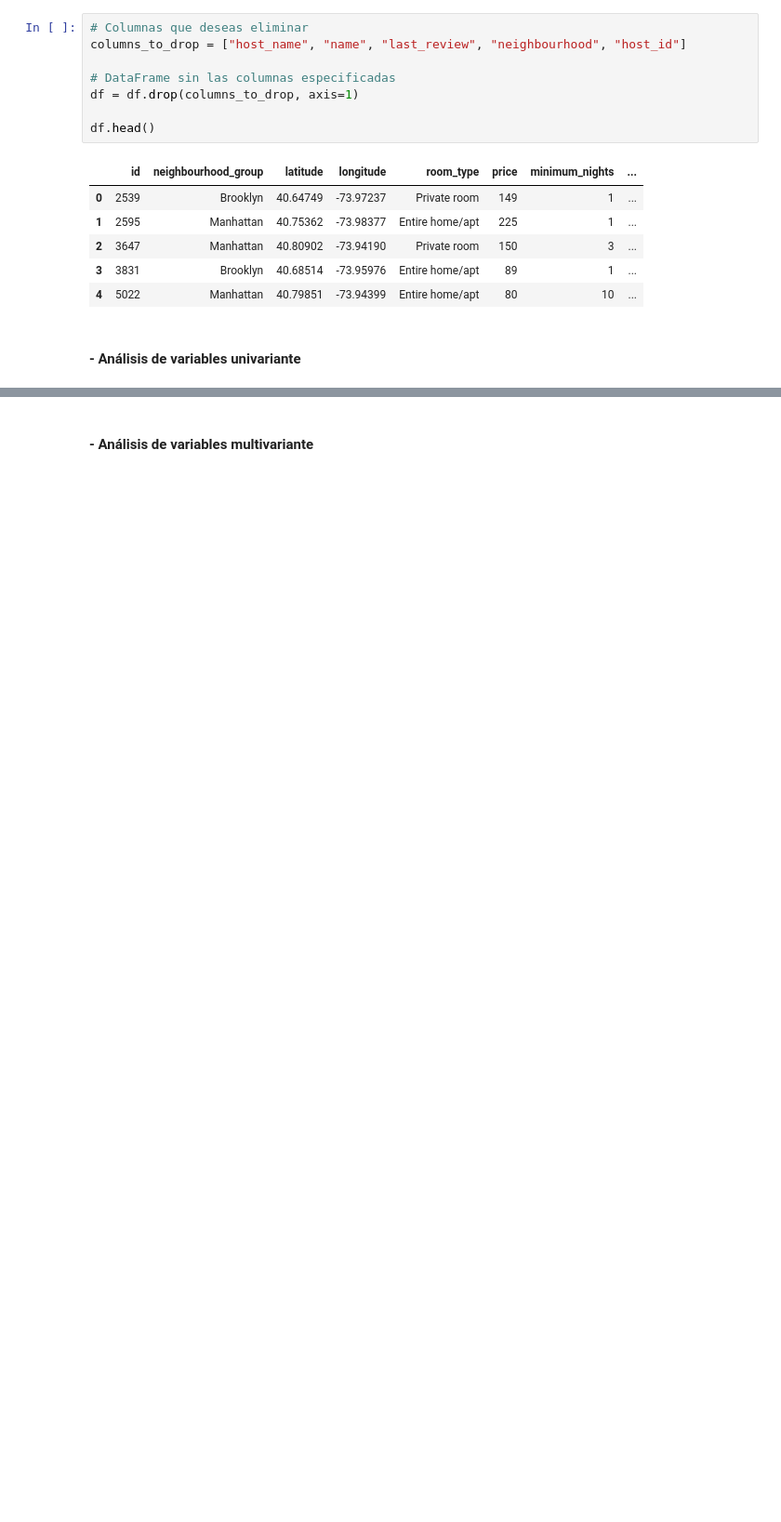
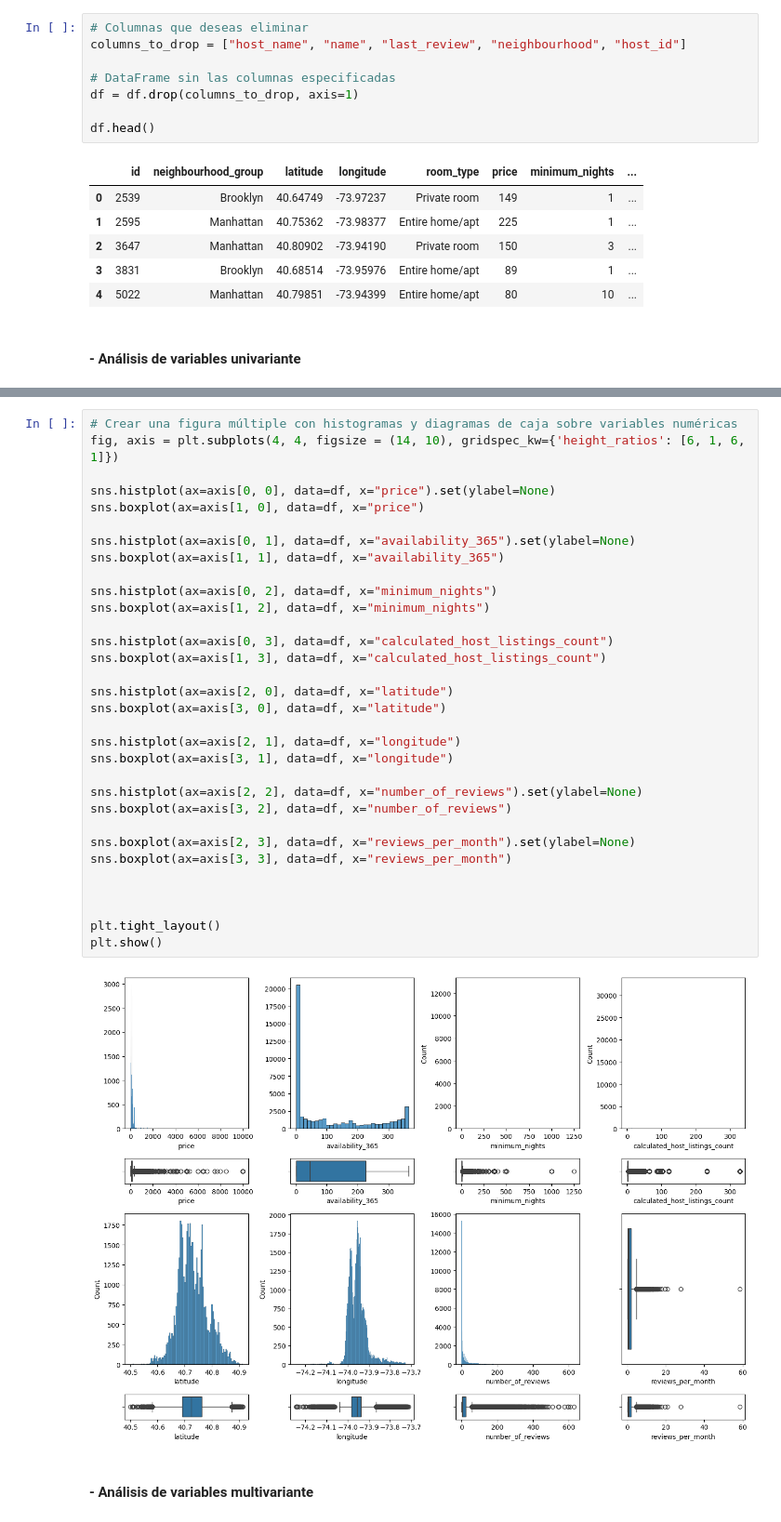
Before and after one commit to Pilizmt/machine-learning-python-template-pilarzarco, a Jupyter notebook: src/explore.ipynb, the cells around one changed output, grey strips where cells are left out. Shown: that part at 93% size. Drawn from its saved outputs; the diff is of its cells as text; blank space fills up the shorter version.

```diff
--- a/src/explore.ipynb
+++ b/src/explore.ipynb
@@ -100,2 +89,36 @@ ValueError: Could not interpret value `calculated_host_listings_count   ` for `x
+# %%
+# Crear una figura múltiple con histogramas y diagramas de caja sobre variables numéricas
+fig, axis = plt.subplots(4, 4, figsize = (14, 10), gridspec_kw={'height_ratios': [6, 1, 6, 1]})
+
+sns.histplot(ax=axis[0, 0], data=df, x="price").set(ylabel=None)
+sns.boxplot(ax=axis[1, 0], data=df, x="price")
+
+sns.histplot(ax=axis[0, 1], data=df, x="availability_365").set(ylabel=None)
+sns.boxplot(ax=axis[1, 1], data=df, x="availability_365")
+
+sns.histplot(ax=axis[0, 2], data=df, x="minimum_nights")
+sns.boxplot(ax=axis[1, 2], data=df, x="minimum_nights")
+
+sns.histplot(ax=axis[0, 3], data=df, x="calculated_host_listings_count")
+sns.boxplot(ax=axis[1, 3], data=df, x="calculated_host_listings_count")
+
+sns.histplot(ax=axis[2, 0], data=df, x="latitude")
+sns.boxplot(ax=axis[3, 0], data=df, x="latitude")
+
+sns.histplot(ax=axis[2, 1], data=df, x="longitude")
+sns.boxplot(ax=axis[3, 1], data=df, x="longitude")
+
+sns.histplot(ax=axis[2, 2], data=df, x="number_of_reviews").set(ylabel=None)
+sns.boxplot(ax=axis[3, 2], data=df, x="number_of_reviews")
+
+sns.boxplot(ax=axis[2, 3], data=df, x="reviews_per_month").set(ylabel=None)
+sns.boxplot(ax=axis[3, 3], data=df, x="reviews_per_month")
+
+
+
+plt.tight_layout()
+plt.show()
+# %% [output]
+[figure, added]
 # %% [markdown]
 #### - Análisis de variables multivariante
```
Also changed, not shown: parts of 9 cells of this notebook.
